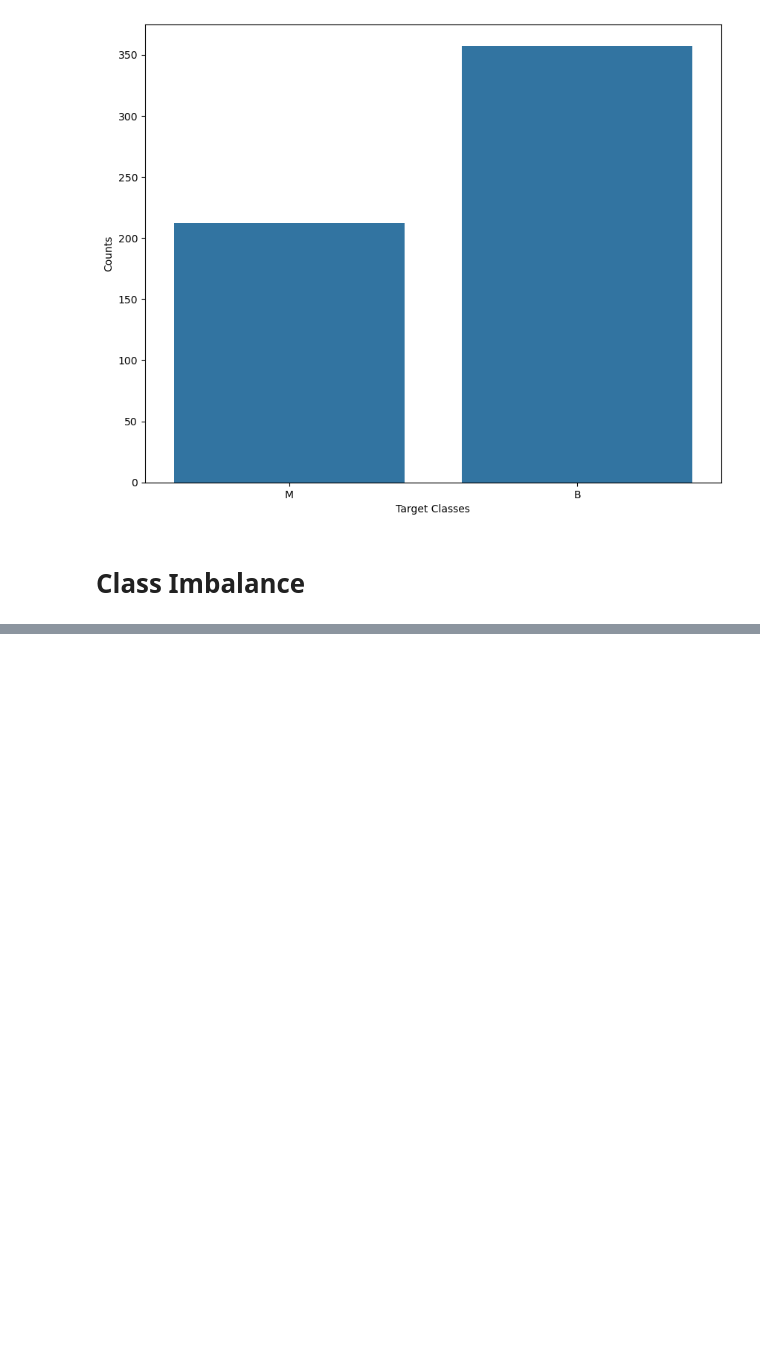
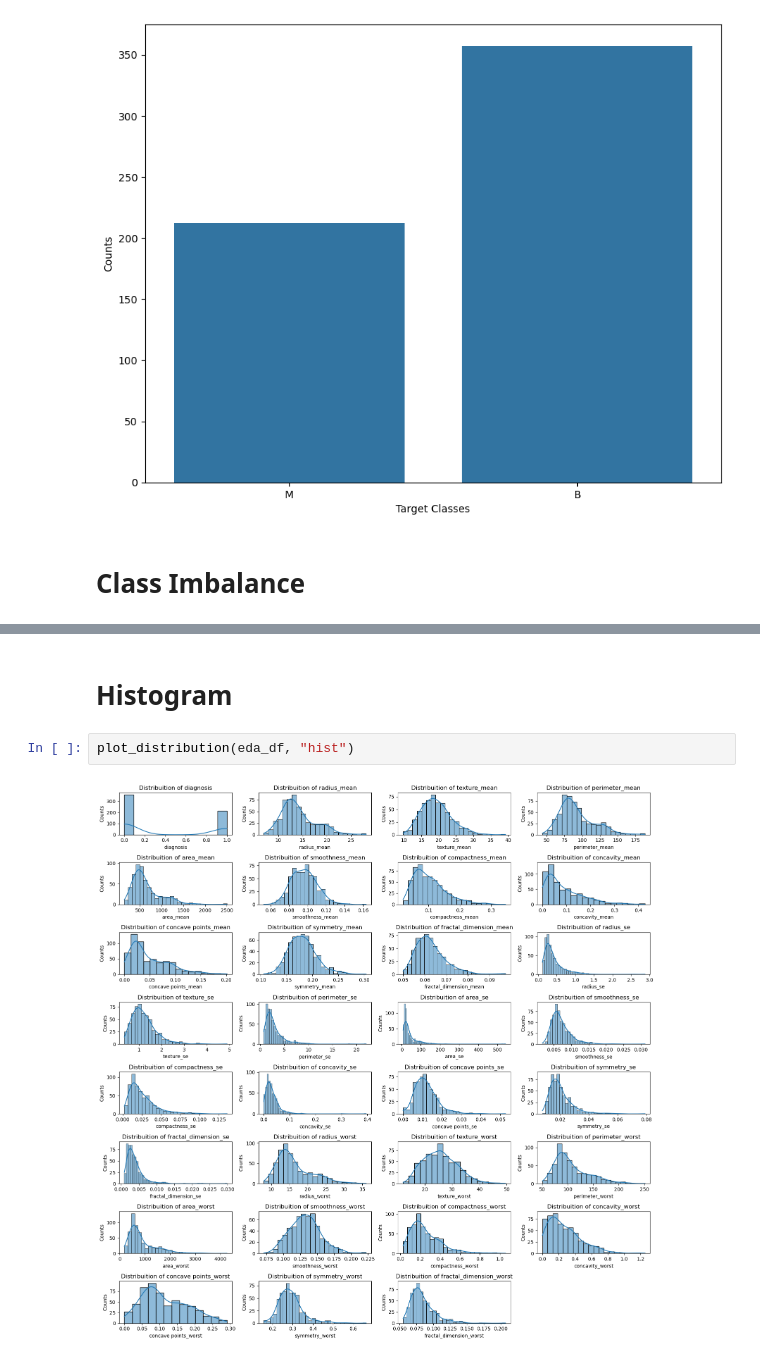
Before and after one commit to MaukanMir/Breast-Cancer-Analysis, a Jupyter notebook: training.ipynb, the cells around one changed output, grey strips where cells are left out. Cells and saved outputs as stored; diff of their text form; blank space fills up the shorter version.

```diff
--- a/training.ipynb
+++ b/training.ipynb
@@ -82,0 +174,6 @@ check_class_imbalance(df["diagnosis"])
+# %% [markdown]
+# Histogram
+# %%
+plot_distribution(eda_df, "hist")
+# %% [output]
+[figure, added]
```
Also changed, not shown: parts of 11 cells of this notebook.
